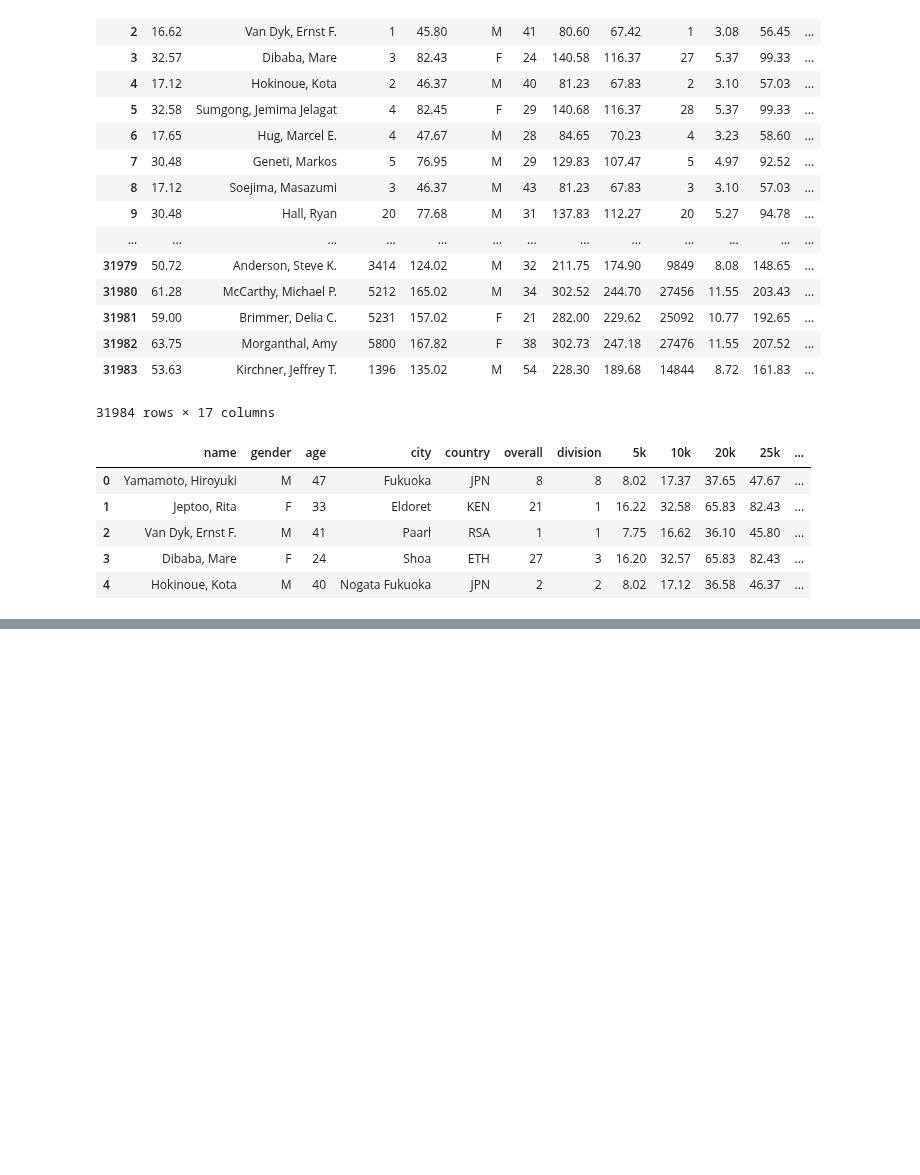
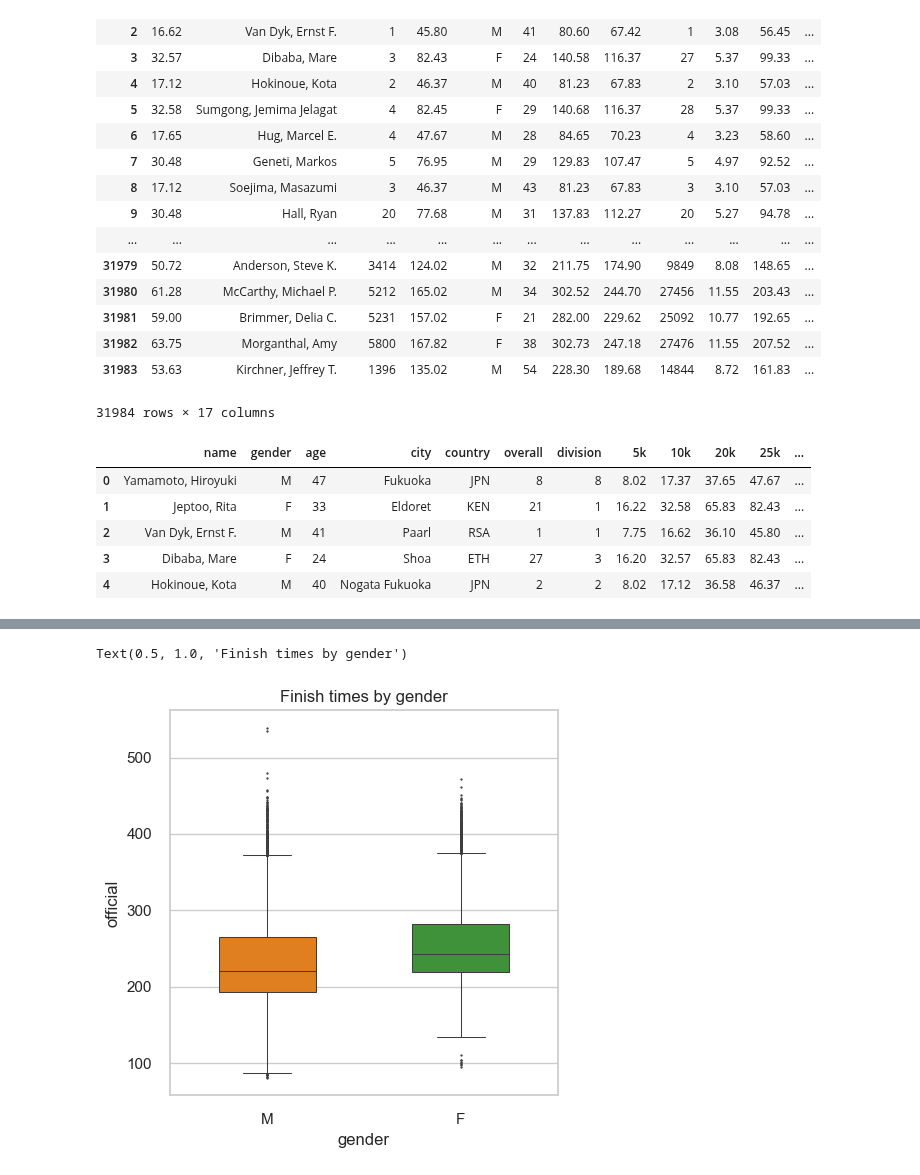
Before and after one commit to 26Jinx/Thinkful, a Jupyter notebook: Unit4/2_Basic_Clustering/Boston_Marathon.ipynb, the cells around one changed output, grey strips where cells are left out. Drawn from its saved outputs; the diff is of its cells as text; code cells hidden in the pictures; blank space fills up the shorter version.

Commit message:
adding boxplot

```diff
--- a/Unit4/2_Basic_Clustering/Boston_Marathon.ipynb
+++ b/Unit4/2_Basic_Clustering/Boston_Marathon.ipynb
@@ -106,0 +90,8 @@ plt.show()
+# %%
+f, ax = plt.subplots(figsize=(5, 5))
+sns.set(style='whitegrid')
+sns.boxplot(x='gender', y='official', data=df, palette='Paired_r', linewidth=0.75, fliersize=0.75, width=0.5)
+plt.title('Finish times by gender')
+# %% [output]
+Text(0.5, 1.0, 'Finish times by gender')
+[figure, added]
```
Also changed, not shown: parts of 2 cells of this notebook.
